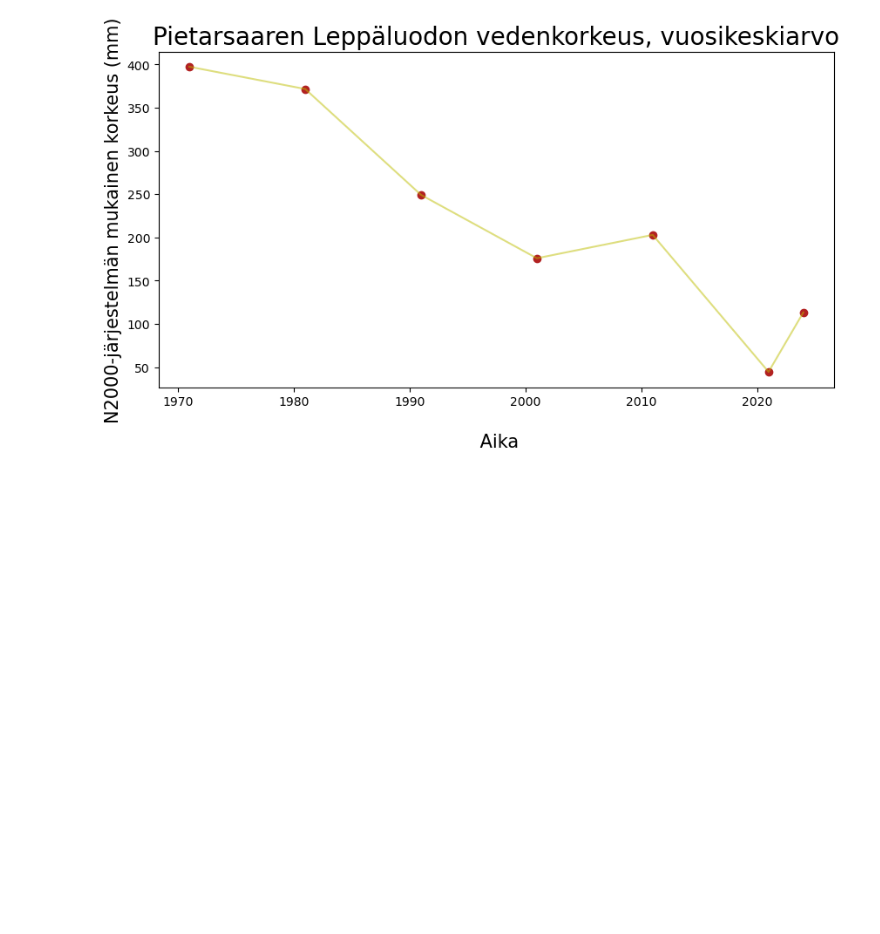
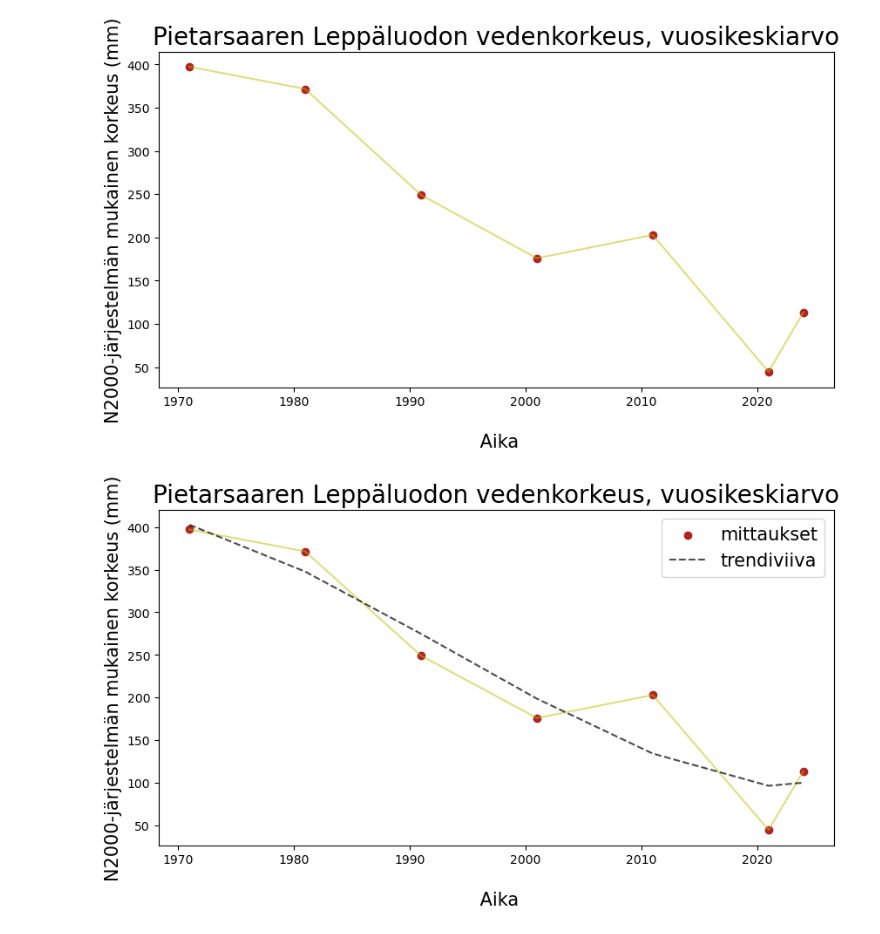
Before and after one commit to opendata-education/Tyopajat, a Jupyter notebook: _sources/harjoitukset/Perameri.ipynb, the cells around one changed output. Cells and saved outputs as stored; diff of their text form; code cells hidden in the pictures; blank space fills up the shorter version.

```diff
--- a/_sources/harjoitukset/Perameri.ipynb
+++ b/_sources/harjoitukset/Perameri.ipynb
@@ -258,6 +274,35 @@ plt.xlabel("\n Aika", fontsize = 15)
 plt.show()
 # %% [output]
 [figure]
+# %%
+# Voisimme myös sovittaa havaintoihin kehitystä kuvaavan trendiviivan.
+
+ehto = "Vuosi"
+
+KAV = leppa.groupby([ehto]).mean(numeric_only = True)
+vaaka = leppa[ehto].unique()
+
+plt.figure(figsize = (10, 5))
+
+plt.plot(vaaka, KAV["N2000-järjestelmässä [mm]"], c = "y", alpha = 0.5)
+plt.scatter(vaaka, KAV["N2000-järjestelmässä [mm]"], c = "firebrick", label = "mittaukset")
+
+# Trendi.
+x = np.arange(len(vaaka))
+y = KAV["N2000-järjestelmässä [mm]"].copy()
+
+# Tästä lukua vaihtamalla voi muuttaa sovitetun yhtälön astetta.
+z = np.polyfit(x, y, 3)
+p = np.poly1d(z)
+plt.plot(vaaka, p(x), c = "black", linestyle = "dashed", label = "trendiviiva", alpha = 0.7)
+
+plt.title("Pietarsaaren Leppäluodon vedenkorkeus, vuosikeskiarvo", fontsize = 20)
+plt.ylabel("N2000-järjestelmän mukainen korkeus (mm)", fontsize = 15)
+plt.xlabel("\n Aika", fontsize = 15)
+plt.legend(fontsize = 15)
+plt.show()
+# %% [output]
+[figure, added]
 # %%
 # Veden lämpötilat
 
```
Also changed, not shown: parts of 7 cells of this notebook, 28 other files.
